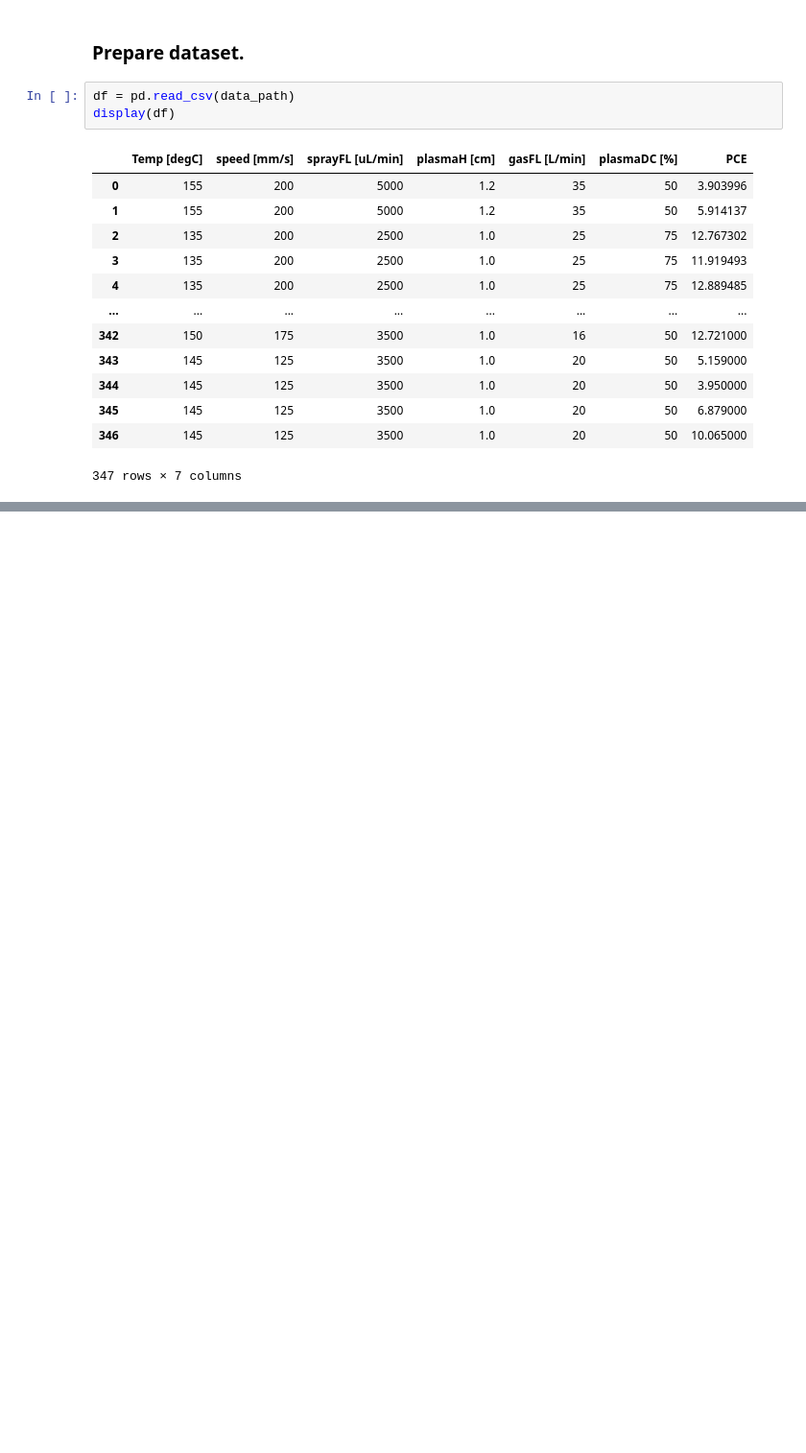
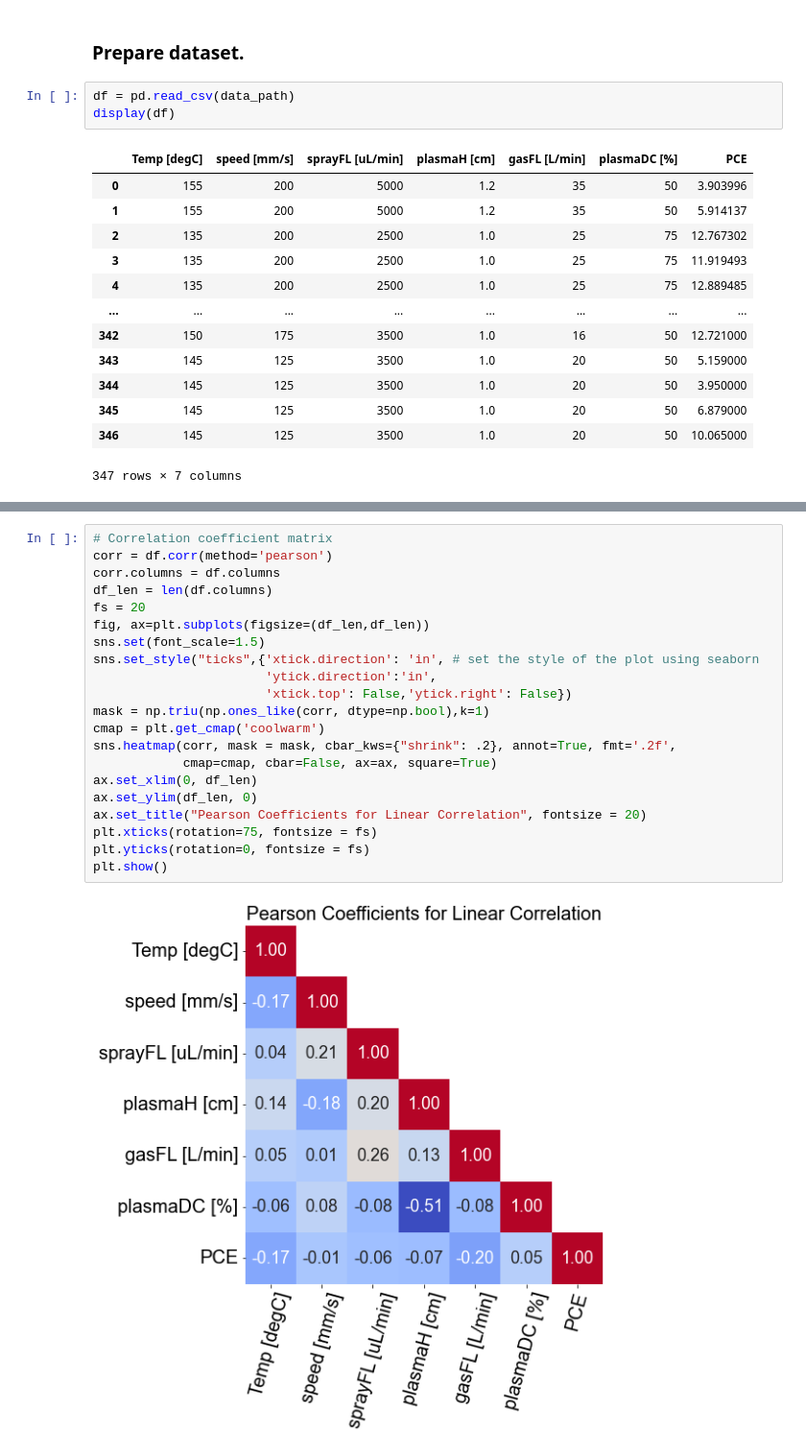
Before and after one commit to PV-Lab/PV-ML-Starter-Kit, a Jupyter notebook: Run_Starter_Kit.ipynb, the cells around one changed output, grey strips where cells are left out. Shown at 96% size. Drawn from its saved outputs; the diff is of its cells as text; blank space fills up the shorter version.

```diff
--- a/Run_Starter_Kit.ipynb
+++ b/Run_Starter_Kit.ipynb
@@ -87,0 +49,23 @@ shap.summary_plot(shap_values, X_train,use_log_scale=True)
+# %%
+# Correlation coefficient matrix
+corr = df.corr(method='pearson')
+corr.columns = df.columns
+df_len = len(df.columns)
+fs = 20
+fig, ax=plt.subplots(figsize=(df_len,df_len))
+sns.set(font_scale=1.5)
+sns.set_style("ticks",{'xtick.direction': 'in', # set the style of the plot using seaborn
+                       'ytick.direction':'in',
+                       'xtick.top': False,'ytick.right': False})
+mask = np.triu(np.ones_like(corr, dtype=np.bool),k=1)
+cmap = plt.get_cmap('coolwarm')
+sns.heatmap(corr, mask = mask, cbar_kws={"shrink": .2}, annot=True, fmt='.2f',
+            cmap=cmap, cbar=False, ax=ax, square=True)
+ax.set_xlim(0, df_len)
+ax.set_ylim(df_len, 0)
+ax.set_title("Pearson Coefficients for Linear Correlation", fontsize = 20)
+plt.xticks(rotation=75, fontsize = fs)
+plt.yticks(rotation=0, fontsize = fs)
+plt.show()
+# %% [output]
+[figure, added]
```
Also changed, not shown: parts of 10 cells of this notebook.
